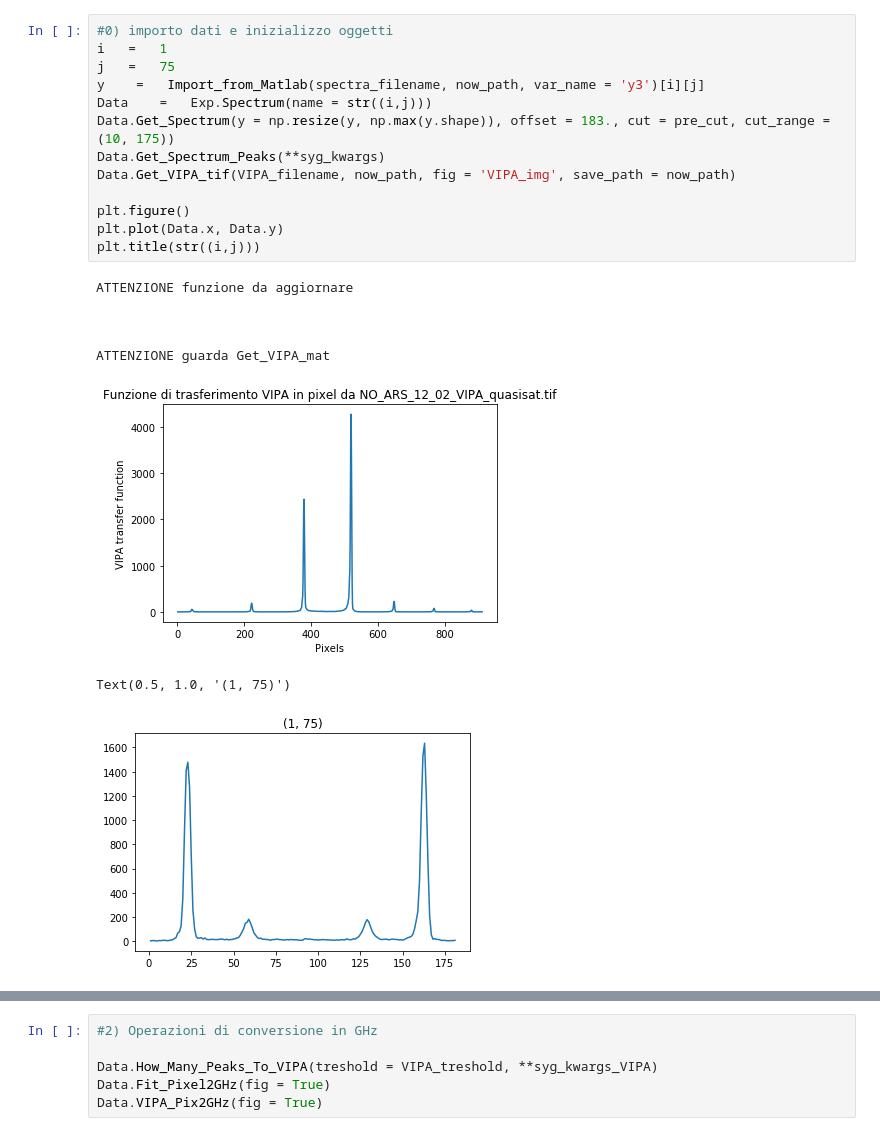
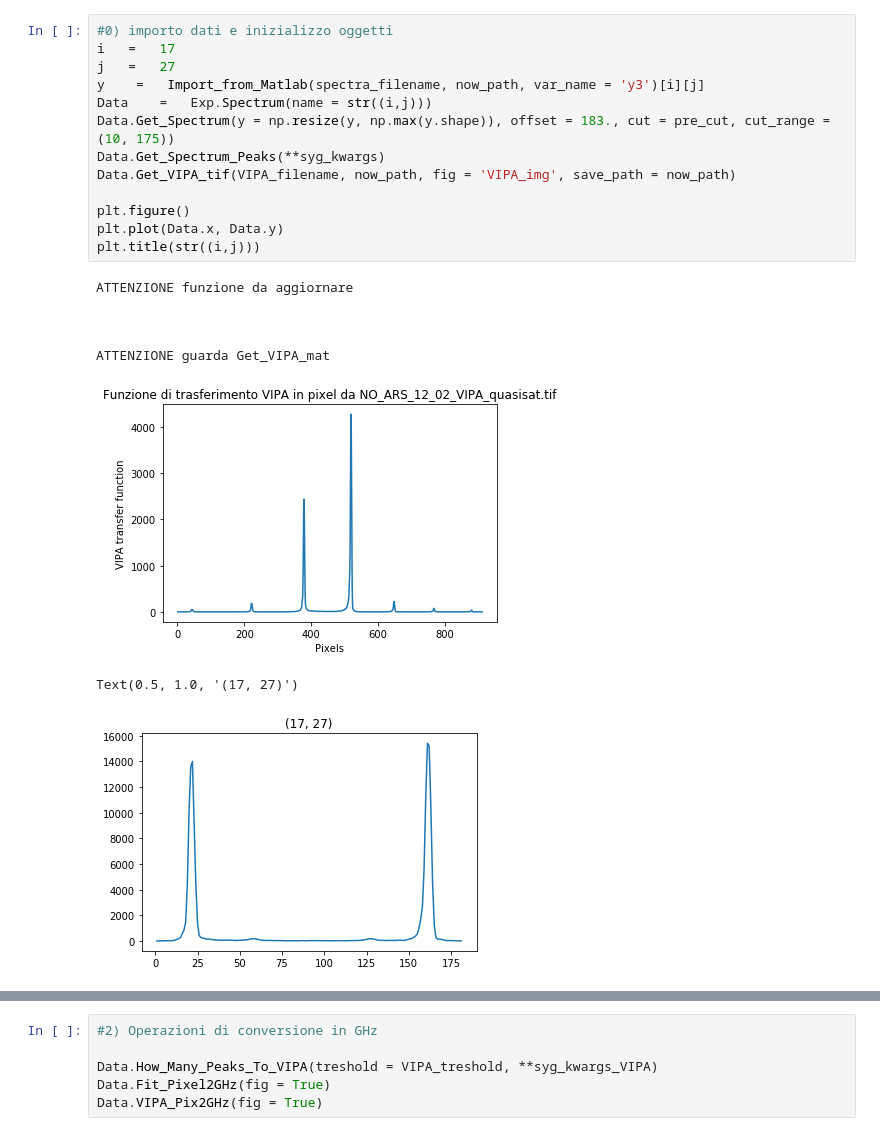
Before and after one commit to flautodipan/Python_Libraries, a Jupyter notebook: Experimentum_single.ipynb, the cells around one changed output, grey strips where cells are left out. Cells and saved outputs as stored; diff of their text form.

```diff
--- a/Experimentum_single.ipynb
+++ b/Experimentum_single.ipynb
@@ -56,26 +56,26 @@ cols_real   = ('Co', 'Omega', 'Gamma', 'Delta', 'tau', 'delta_position', 'delta_
 cols_gauss  = ( 'A', 'mu', 'sigma')
 # %%
 #0) importo dati e inizializzo oggetti
-i   =   1
-j   =   75
+i   =   17
+j   =   27
 y    =   Import_from_Matlab(spectra_filename, now_path, var_name = 'y3')[i][j]
 Data    =   Exp.Spectrum(name = str((i,j)))
 Data.Get_Spectrum(y = np.resize(y, np.max(y.shape)), offset = 183., cut = pre_cut, cut_range = (10, 175))
 Data.Get_Spectrum_Peaks(**syg_kwargs)
 Data.Get_VIPA_tif(VIPA_filename, now_path, fig = 'VIPA_img', save_path = now_path)
 
 plt.figure()
 plt.plot(Data.x, Data.y)
 plt.title(str((i,j)))
 # %% [output]
 ATTENZIONE funzione da aggiornare
 
 
 
 ATTENZIONE guarda Get_VIPA_mat
 [figure]
-Text(0.5, 1.0, '(1, 75)')
+Text(0.5, 1.0, '(17, 27)')
-[figure, old version]
+[figure, new version]
 # %%
 #1) Classificazione e visualizzazione spettro
 check = Data.Check_Spectrum_Saturation(saturation_height = sat_height, saturation_width = sat_width)
```
Also changed, not shown: parts of 8 cells of this notebook, 2 other files.
